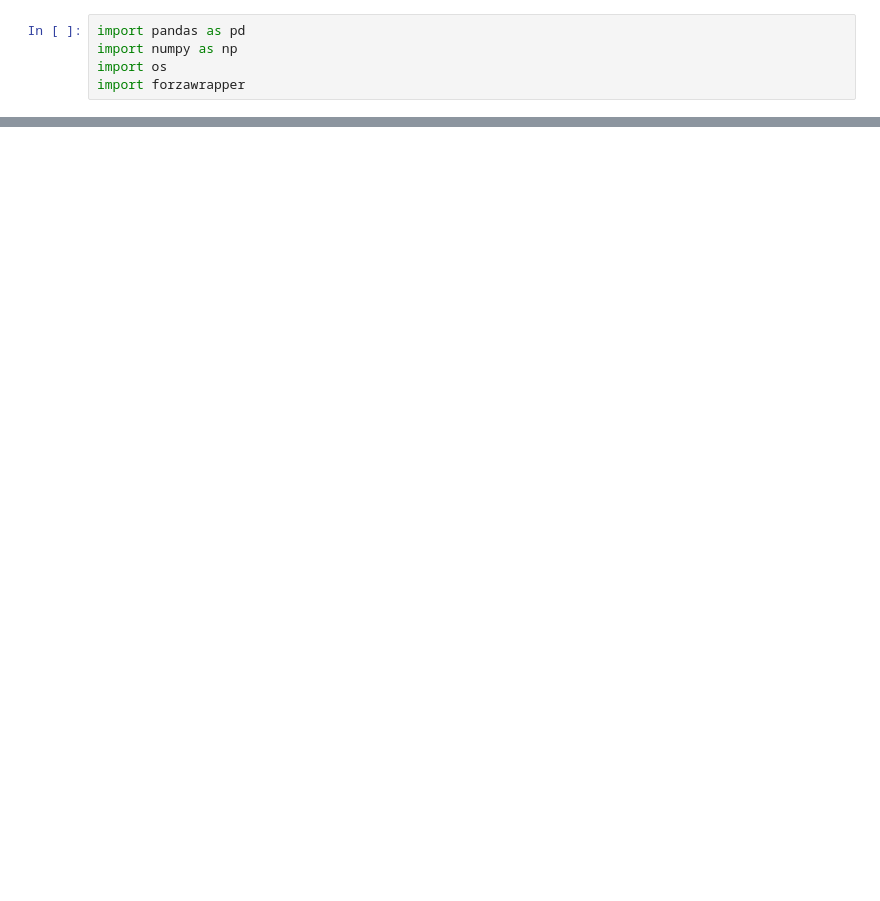
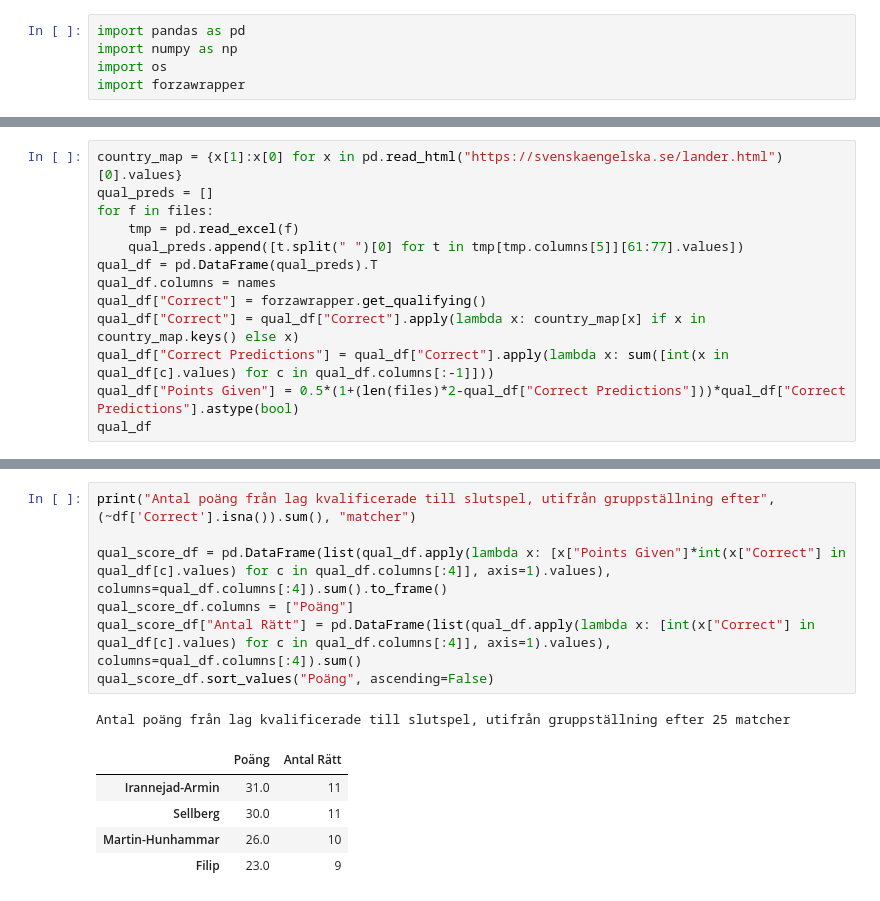
Before and after one commit to filipaslin/wc-tippning, a Jupyter notebook: scores.ipynb, the cells around one changed output, grey strips where cells are left out. Cells and saved outputs as stored; diff of their text form; blank space fills up the shorter version.

Commit message:
La till gruppresultat

```diff
--- a/scores.ipynb
+++ b/scores.ipynb
@@ -77,0 +79,13 @@ Antal poäng efter 19 matcher
+# %%
+country_map = {x[1]:x[0] for x in pd.read_html("https://svenskaengelska.se/lander.html")[0].values}
+qual_preds = []
+for f in files:
+    tmp = pd.read_excel(f)
+    qual_preds.append([t.split(" ")[0] for t in tmp[tmp.columns[5]][61:77].values])
+qual_df = pd.DataFrame(qual_preds).T
+qual_df.columns = names
+qual_df["Correct"] = forzawrapper.get_qualifying()
+qual_df["Correct"] = qual_df["Correct"].apply(lambda x: country_map[x] if x in country_map.keys() else x)
+qual_df["Correct Predictions"] = qual_df["Correct"].apply(lambda x: sum([int(x in qual_df[c].values) for c in qual_df.columns[:-1]]))
+qual_df["Points Given"] = 0.5*(1+(len(files)*2-qual_df["Correct Predictions"]))*qual_df["Correct Predictions"].astype(bool)
+qual_df
@@ -77,0 +110,14 @@ Antal poäng efter 19 matcher
+# %%
+print("Antal poäng från lag kvalificerade till slutspel, utifrån gruppställning efter", (~df['Correct'].isna()).sum(), "matcher")
+
+qual_score_df = pd.DataFrame(list(qual_df.apply(lambda x: [x["Points Given"]*int(x["Correct"] in qual_df[c].values) for c in qual_df.columns[:4]], axis=1).values), columns=qual_df.columns[:4]).sum().to_frame()
+qual_score_df.columns = ["Poäng"]
+qual_score_df["Antal Rätt"] = pd.DataFrame(list(qual_df.apply(lambda x: [int(x["Correct"] in qual_df[c].values) for c in qual_df.columns[:4]], axis=1).values), columns=qual_df.columns[:4]).sum()
+qual_score_df.sort_values("Poäng", ascending=False)
+# %% [output]
+Antal poäng från lag kvalificerade till slutspel, utifrån gruppställning efter 25 matcher
+|  | Poäng | Antal Rätt |
+| Irannejad-Armin | 31.0 | 11 |
+| Sellberg | 30.0 | 11 |
+| Martin-Hunhammar | 26.0 | 10 |
+| Filip | 23.0 | 9 |
```
Also changed, not shown: parts of 5 cells of this notebook.
